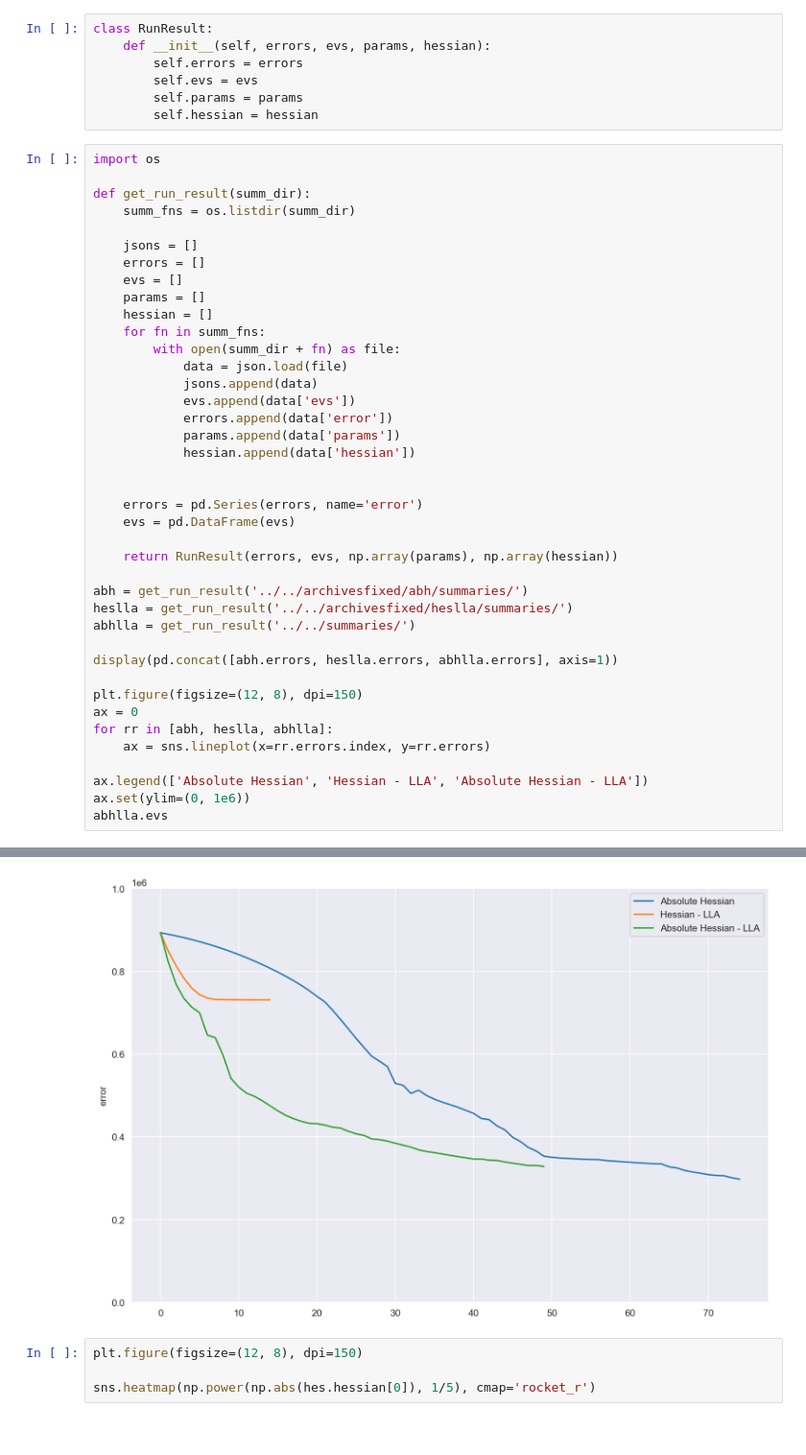
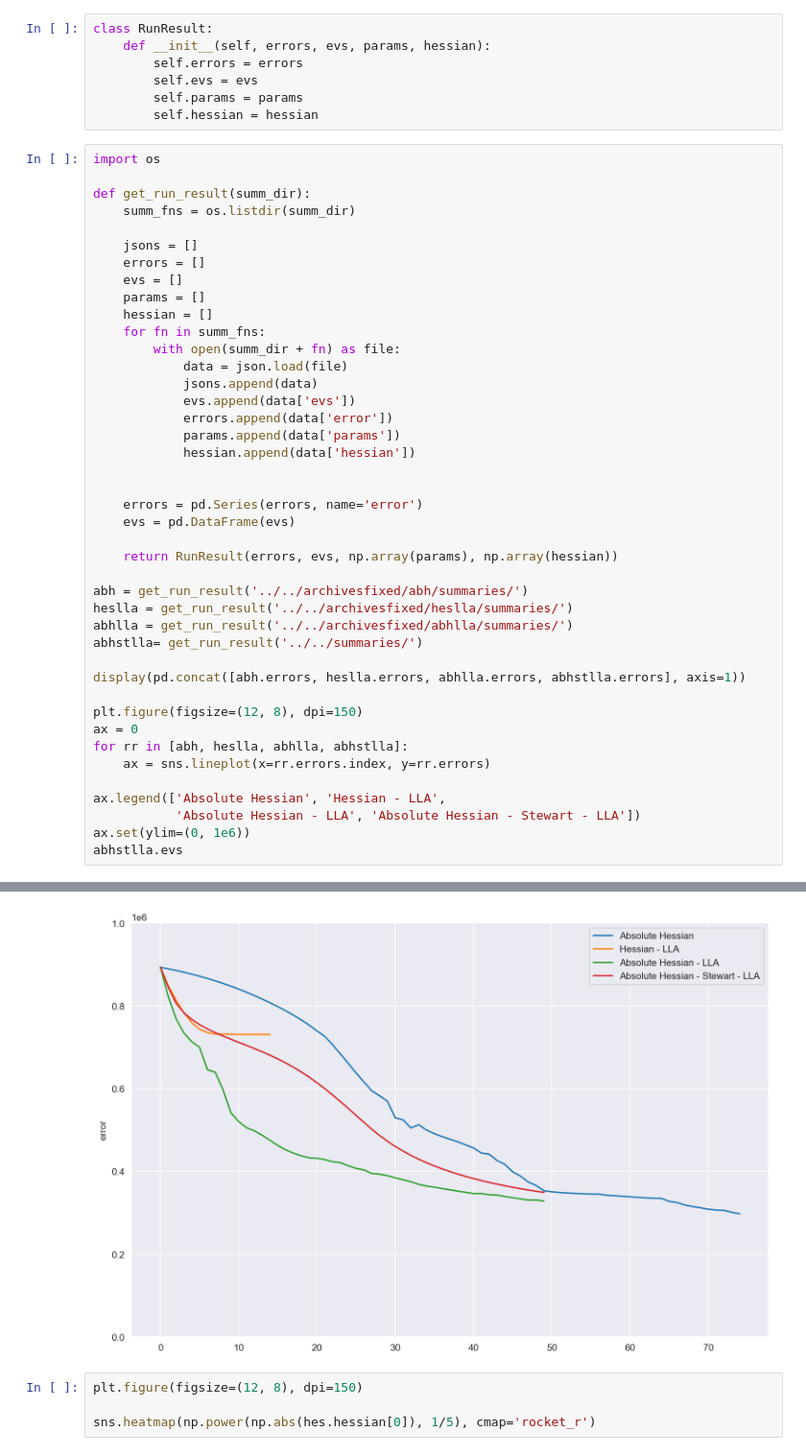
Before and after one commit to BluSteve/STYau122, a Jupyter notebook: python/styau/Analysis.ipynb, the cells around one changed output, grey strips where cells are left out. Shown at 96% size. Saved outputs shown, nothing was run; the diff lists cells and outputs as text.

```diff
--- a/python/styau/Analysis.ipynb
+++ b/python/styau/Analysis.ipynb
@@ -42,16 +42,18 @@ def get_run_result(summ_dir):
 
 abh = get_run_result('../../archivesfixed/abh/summaries/')
 heslla = get_run_result('../../archivesfixed/heslla/summaries/')
-abhlla = get_run_result('../../summaries/')
+abhlla = get_run_result('../../archivesfixed/abhlla/summaries/')
+abhstlla= get_run_result('../../summaries/')
 
-display(pd.concat([abh.errors, heslla.errors, abhlla.errors], axis=1))
+display(pd.concat([abh.errors, heslla.errors, abhlla.errors, abhstlla.errors], axis=1))
 
 plt.figure(figsize=(12, 8), dpi=150)
 ax = 0
-for rr in [abh, heslla, abhlla]:
+for rr in [abh, heslla, abhlla, abhstlla]:
     ax = sns.lineplot(x=rr.errors.index, y=rr.errors)
 
-ax.legend(['Absolute Hessian', 'Hessian - LLA', 'Absolute Hessian - LLA'])
+ax.legend(['Absolute Hessian', 'Hessian - LLA',
+           'Absolute Hessian - LLA', 'Absolute Hessian - Stewart - LLA'])
 ax.set(ylim=(0, 1e6))
-abhlla.evs
+abhstlla.evs
 # %% [output]
@@ -92,4 +94,4 @@ abhlla.evs
-[figure, old version]
+[figure, new version]
 # %%
 plt.figure(figsize=(12, 8), dpi=150)
 
```
Also changed, not shown: parts of 1 cell of this notebook.
